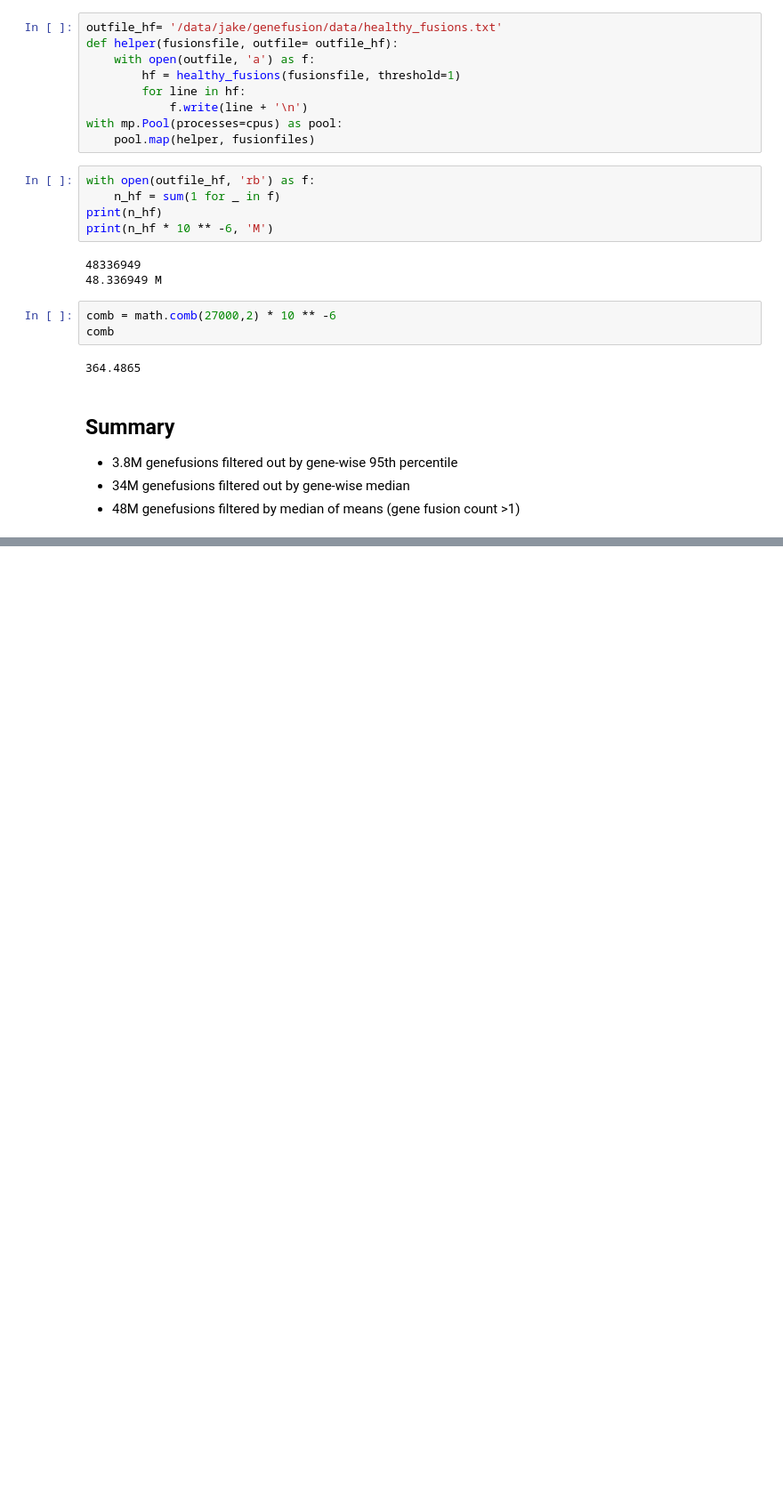
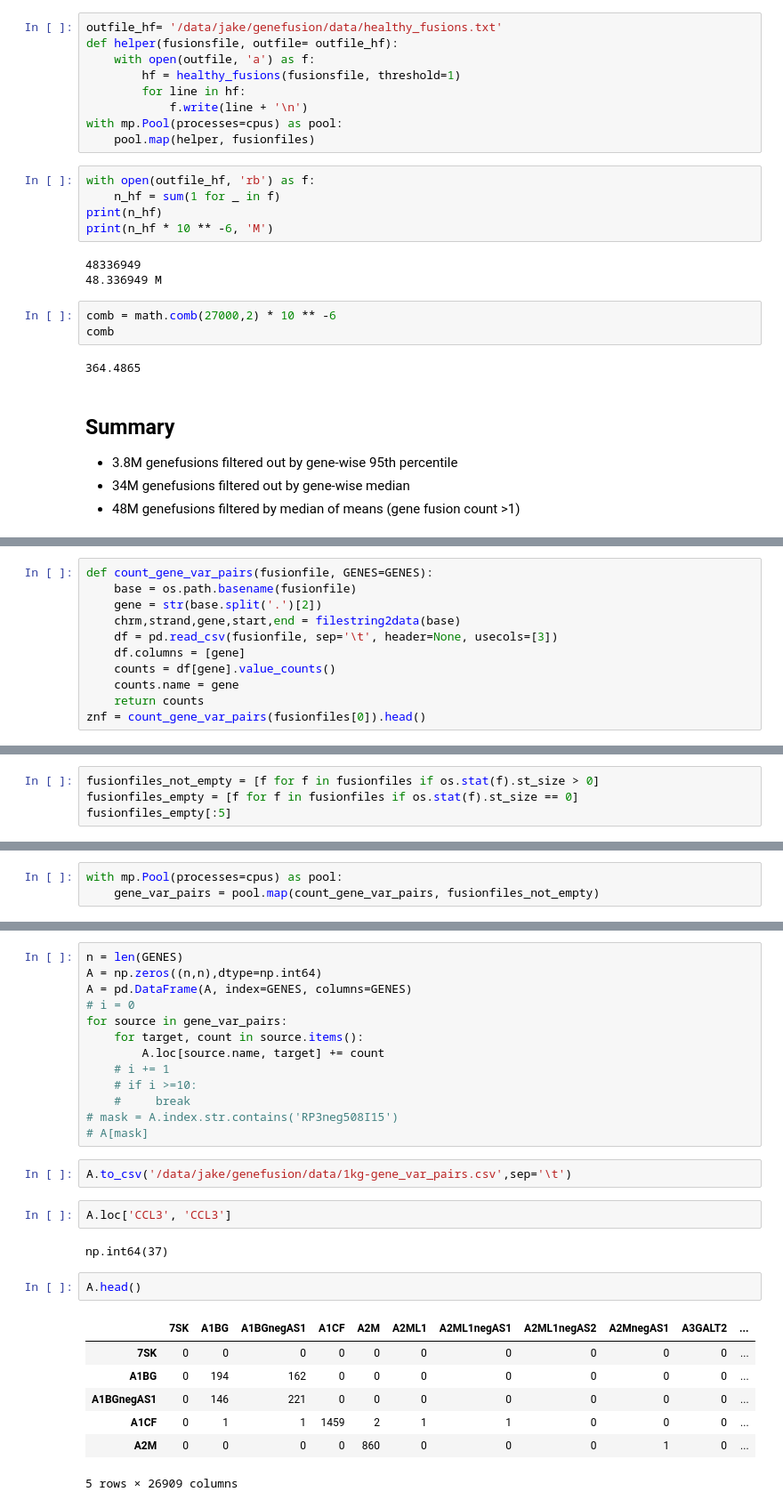
Before and after one commit to jakekrol/genefusion, a Jupyter notebook: scripts/python/prostate_analysis.ipynb, the cells around one changed output, grey strips where cells are left out. Shown at 89% size. Saved outputs shown, nothing was run; the diff lists cells and outputs as text; blank space fills up the shorter version.

```diff
--- a/scripts/python/prostate_analysis.ipynb
+++ b/scripts/python/prostate_analysis.ipynb
@@ -426,0 +508,11 @@ comb
+# %%
+def count_gene_var_pairs(fusionfile, GENES=GENES):
+    base = os.path.basename(fusionfile)
+    gene = str(base.split('.')[2])
+    chrm,strand,gene,start,end = filestring2data(base)
+    df = pd.read_csv(fusionfile, sep='\t', header=None, usecols=[3])
+    df.columns = [gene]
+    counts = df[gene].value_counts()
+    counts.name = gene
+    return counts
+znf = count_gene_var_pairs(fusionfiles[0]).head()
@@ -426,0 +527,4 @@ comb
+# %%
+fusionfiles_not_empty = [f for f in fusionfiles if os.stat(f).st_size > 0]
+fusionfiles_empty = [f for f in fusionfiles if os.stat(f).st_size == 0]
+fusionfiles_empty[:5]
@@ -426,0 +544,3 @@ comb
+# %%
+with mp.Pool(processes=cpus) as pool:
+    gene_var_pairs = pool.map(count_gene_var_pairs, fusionfiles_not_empty)
@@ -426,0 +591,29 @@ comb
+# %%
+n = len(GENES)
+A = np.zeros((n,n),dtype=np.int64)
+A = pd.DataFrame(A, index=GENES, columns=GENES)
+# i = 0
+for source in gene_var_pairs:
+    for target, count in source.items():
+        A.loc[source.name, target] += count
+    # i += 1
+    # if i >=10:
+    #     break
+# mask = A.index.str.contains('RP3neg508I15')
+# A[mask]
+# %%
+A.to_csv('/data/jake/genefusion/data/1kg-gene_var_pairs.csv',sep='\t')
+# %%
+A.loc['CCL3', 'CCL3']
+# %% [output]
+np.int64(37)
+# %%
+A.head()
+# %% [output]
+|  | 7SK | A1BG | A1BGnegAS1 | A1CF | A2M | A2ML1 | A2ML1negAS1 | A2ML1negAS2 | A2MnegAS1 | A3GALT2 | ... |
+| 7SK | 0 | 0 | 0 | 0 | 0 | 0 | 0 | 0 | 0 | 0 | ... |
+| A1BG | 0 | 194 | 162 | 0 | 0 | 0 | 0 | 0 | 0 | 0 | ... |
+| A1BGnegAS1 | 0 | 146 | 221 | 0 | 0 | 0 | 0 | 0 | 0 | 0 | ... |
+| A1CF | 0 | 1 | 1 | 1459 | 2 | 1 | 1 | 0 | 0 | 0 | ... |
+| A2M | 0 | 0 | 0 | 0 | 860 | 0 | 0 | 0 | 1 | 0 | ... |
+5 rows × 26909 columns
```
Also changed, not shown: parts of 40 cells of this notebook.
